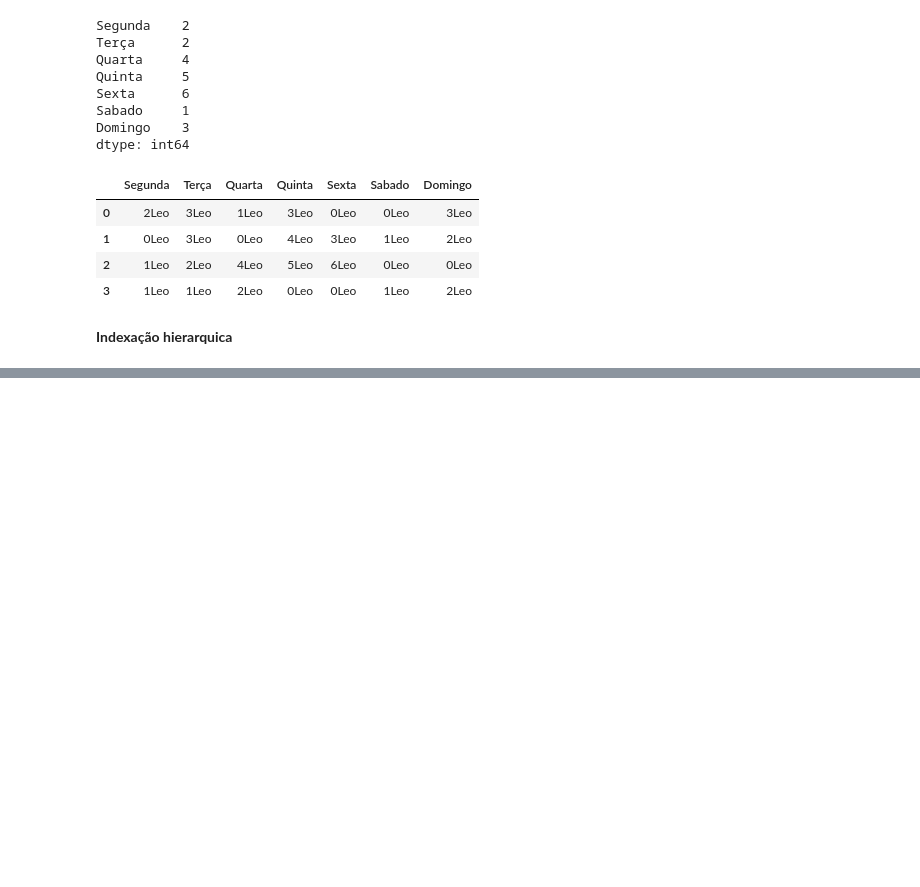
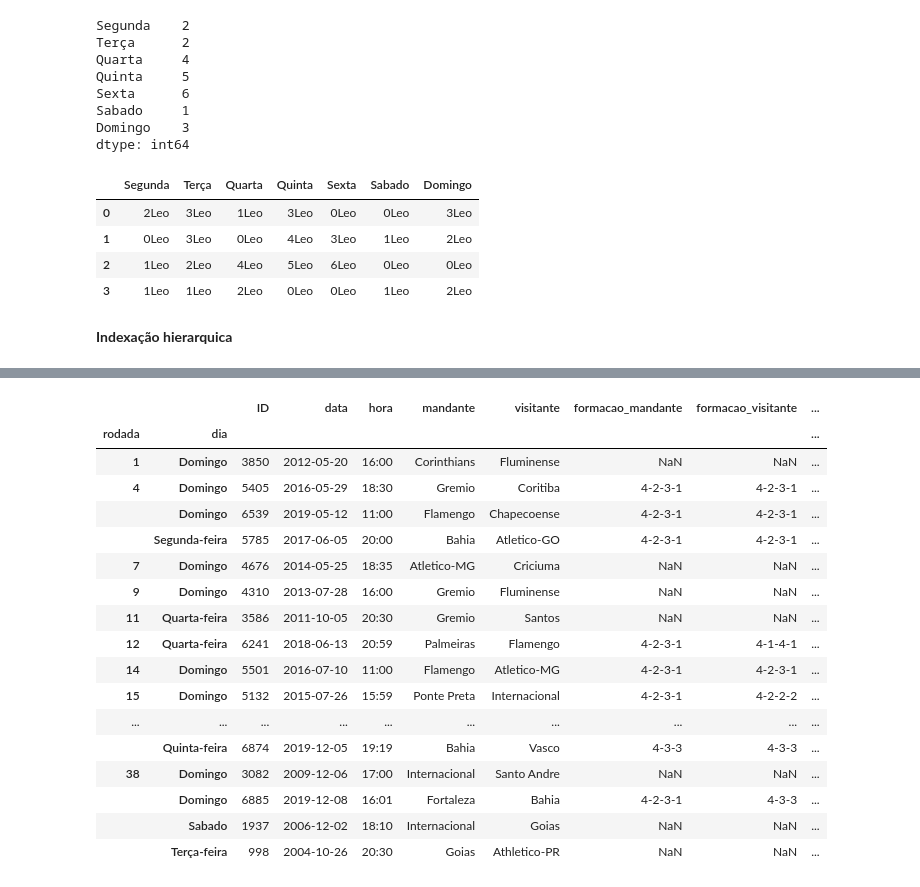
Before and after one commit to LeonardoHyppolito/Estudos, a Jupyter notebook: Analise_com_pandas_2.ipynb, the cells around one changed output, grey strips where cells are left out. Cells and saved outputs as stored; diff of their text form; code cells hidden in the pictures; blank space fills up the shorter version.

```diff
--- a/Analise_com_pandas_2.ipynb
+++ b/Analise_com_pandas_2.ipynb
@@ -122,0 +194,22 @@ df2.applymap(lambda x: str(x) + "Leo")
+# %%
+# Outra coisa interessante, é fazer um sort_index(), para ordenar os index, e utilizar o parâmetro ascending= true/false para escolher a ordenação.
+df_sample.sort_index() # no caso de mais index, basta passar o ascending em lista[true,false]
+# %% [output]
+|  |  | ID | data | hora | mandante | visitante | formacao_mandante | formacao_visitante | ... |
+| rodada | dia |  |  |  |  |  |  |  | ... |
+| 1 | Domingo | 3850 | 2012-05-20 | 16:00 | Corinthians | Fluminense | NaN | NaN | ... |
+| 4 | Domingo | 5405 | 2016-05-29 | 18:30 | Gremio | Coritiba | 4-2-3-1 | 4-2-3-1 | ... |
+|  | Domingo | 6539 | 2019-05-12 | 11:00 | Flamengo | Chapecoense | 4-2-3-1 | 4-2-3-1 | ... |
+|  | Segunda-feira | 5785 | 2017-06-05 | 20:00 | Bahia | Atletico-GO | 4-2-3-1 | 4-2-3-1 | ... |
+| 7 | Domingo | 4676 | 2014-05-25 | 18:35 | Atletico-MG | Criciuma | NaN | NaN | ... |
+| 9 | Domingo | 4310 | 2013-07-28 | 16:00 | Gremio | Fluminense | NaN | NaN | ... |
+| 11 | Quarta-feira | 3586 | 2011-10-05 | 20:30 | Gremio | Santos | NaN | NaN | ... |
+| 12 | Quarta-feira | 6241 | 2018-06-13 | 20:59 | Palmeiras | Flamengo | 4-2-3-1 | 4-1-4-1 | ... |
+| 14 | Domingo | 5501 | 2016-07-10 | 11:00 | Flamengo | Atletico-MG | 4-2-3-1 | 4-2-3-1 | ... |
+| 15 | Domingo | 5132 | 2015-07-26 | 15:59 | Ponte Preta | Internacional | 4-2-3-1 | 4-2-2-2 | ... |
+| ... | ... | ... | ... | ... | ... | ... | ... | ... | ... |
+|  | Quinta-feira | 6874 | 2019-12-05 | 19:19 | Bahia | Vasco | 4-3-3 | 4-3-3 | ... |
+| 38 | Domingo | 3082 | 2009-12-06 | 17:00 | Internacional | Santo Andre | NaN | NaN | ... |
+|  | Domingo | 6885 | 2019-12-08 | 16:01 | Fortaleza | Bahia | 4-2-3-1 | 4-3-3 | ... |
+|  | Sabado | 1937 | 2006-12-02 | 18:10 | Internacional | Goias | NaN | NaN | ... |
+|  | Terça-feira | 998 | 2004-10-26 | 20:30 | Goias | Athletico-PR | NaN | NaN | ... |
```
Also changed, not shown: parts of 28 cells of this notebook.
